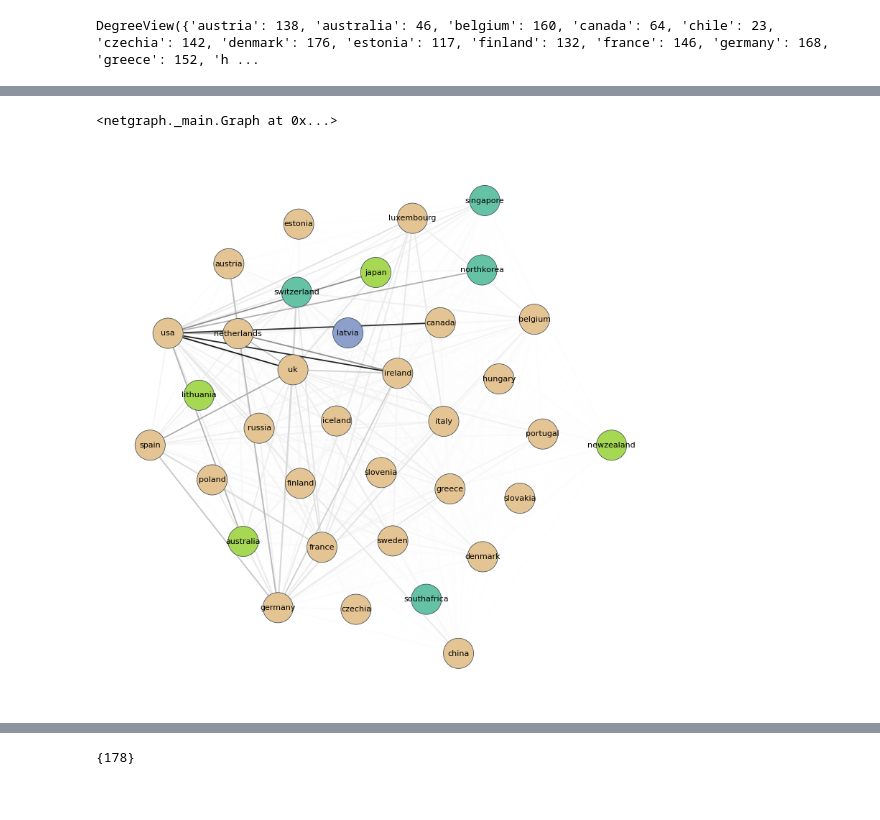
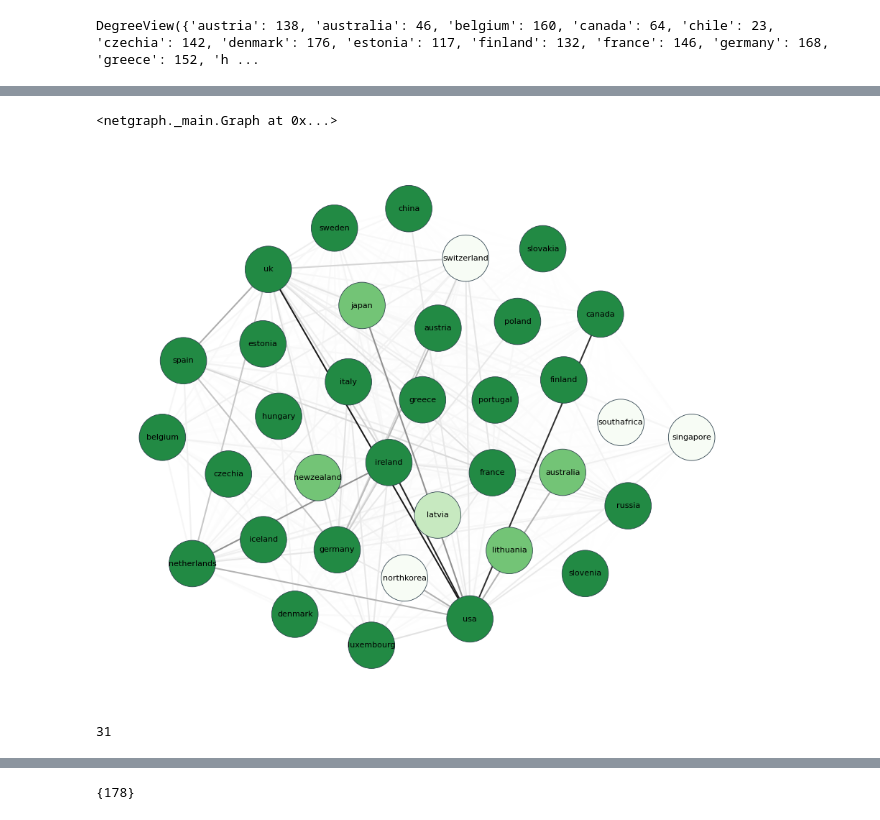
Before and after one commit to WojciechGierulski/TASS23Z, a Jupyter notebook: clustering/clustering.ipynb, the cells around one changed output, grey strips where cells are left out. Drawn from its saved outputs; the diff is of its cells as text; code cells hidden in the pictures.

```diff
--- a/clustering/clustering.ipynb
+++ b/clustering/clustering.ipynb
@@ -294,20 +298,20 @@ set(core_dict.values())
  30,
  31}
 # %%
-core_g = nx.k_core(g1,k=31)
-cmap3 = mcp.gen_color(cmap="Set2",n=5)
+core_fin = nx.k_core(g1,k=31)
+cmap3 = mcp.gen_color(cmap='Greens',n=5)
 MIN_DEGREE = 31
-Graph(core_g,
+Graph(core_fin,
       node_labels=True,
-      node_color={node: cmap3[degree - MIN_DEGREE] for node, degree in  dict(core_g.degree).items()},
+      node_color={node: cmap3[degree - MIN_DEGREE] for node, degree in  dict(core_fin.degree).items()},
       # node_layout='community', node_layout_kwargs={'node_to_community': {node: label for node, label in zip(g2.nodes(), labels2)}},
       # edge_layout='straight', edge_layout_kwargs=dict(k=2000),
       edge_width=0.25,
-      node_size=3,
+      node_size=4,
       node_label_fontdict={'size': 4},
       node_edge_width=0.1,
       edge_alpha=1
 )
 # %% [output]
 <netgraph._main.Graph at 0x...>
-[figure, old version]
+[figure, new version]
@@ -313,0 +320,5 @@ Graph(core_g,
+# %%
+core_g.degree
+g1.degree['northkorea']
+# %% [output]
+31
```
Also changed, not shown: parts of 5 cells of this notebook.
